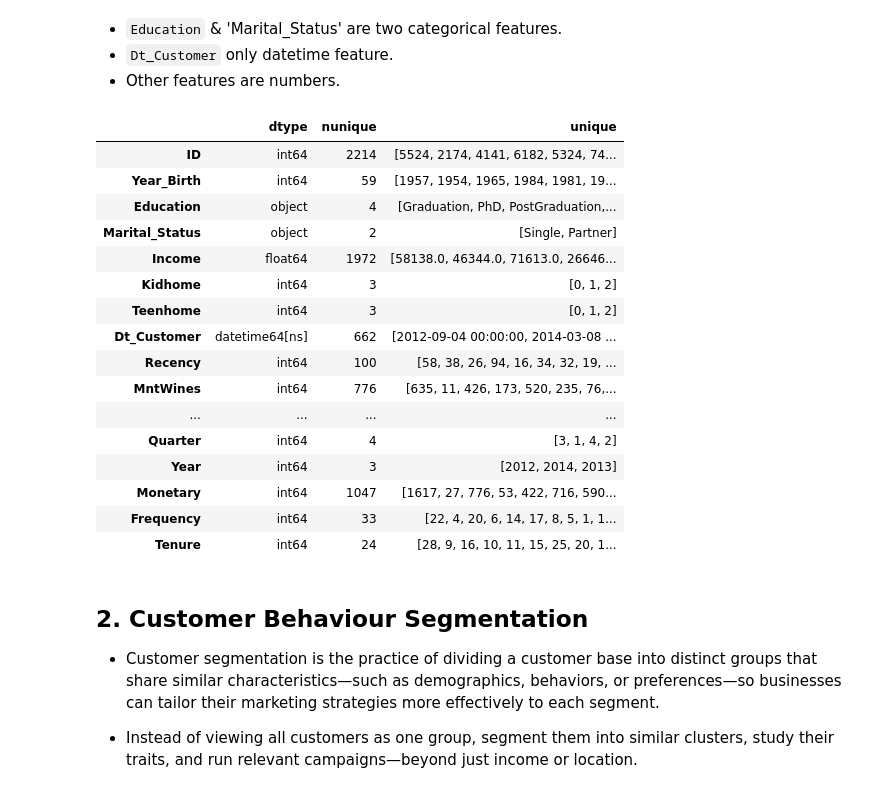
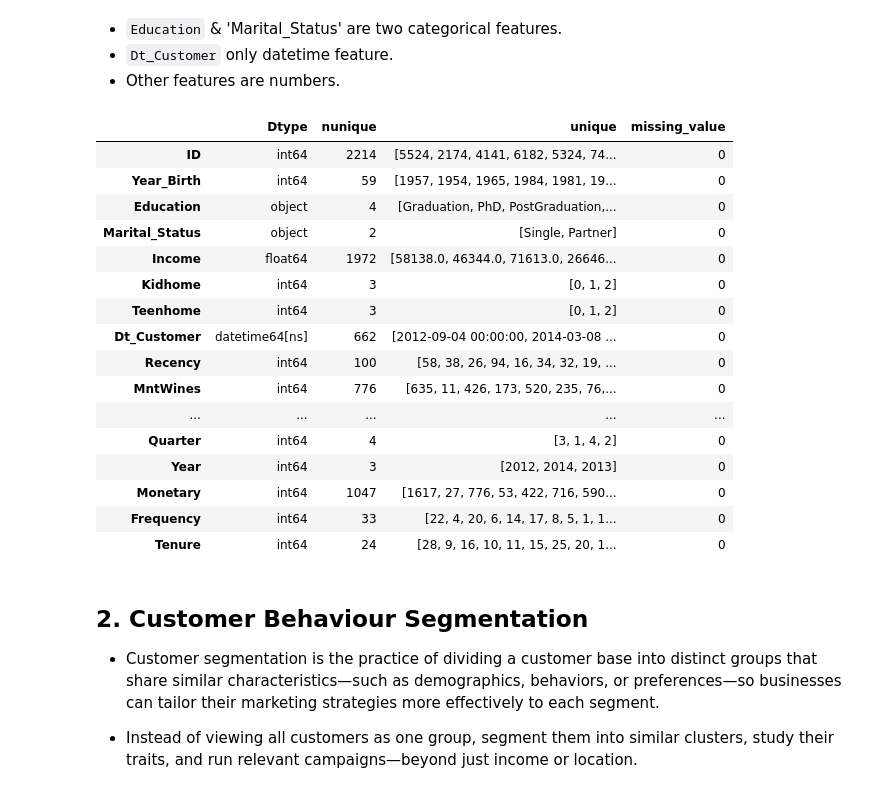
Before and after one commit to annugit1655/Customer-Behaviour-Analysis-with-CLTV, a Jupyter notebook: notebooks/02-RFM-Segmentation.ipynb, the cells around one changed output. Drawn from its saved outputs; the diff is of its cells as text; code cells hidden in the pictures.

```diff
--- a/notebooks/02-RFM-Segmentation.ipynb
+++ b/notebooks/02-RFM-Segmentation.ipynb
@@ -42,15 +44,4 @@ To make these segments more actionable and interpretable, we will translate the
 from sklearn.model_selection import train_test_split
-# %%
-# display setting
-pd.set_option("display.max_columns", None)
-pd.set_option("display.max_rows", None)
-
-import warnings
-warnings.simplefilter("ignore", category=FutureWarning)
-
-# Display markdown formatted output like bold, italic bold etc.'''
-def display_md(string):
-    display(Markdown(string))
 # %%
 # Define paths to read files
 parent_path = Path.cwd().parent
@@ -69,9 +62,9 @@ for file in data_path.rglob('*.csv'):
 5   processed_cltv_segmentation.csv
 6   processed_data.csv
 # %%
-display_md("**Loading Raw Dataset...**")
+display_md("**Loading processed Dataset...**")
 try:
-    processed_df = pd.read_csv(data_path.joinpath("processed_data.csv"))
+    processed_df = load_data(data_path.joinpath("processed_data.csv"))
 
     # standardize the column names
     processed_df.columns = processed_df.columns.str.strip().str.replace(" ", "_").str.replace(".", "_")
@@ -128,32 +122,26 @@ memory usage: 674.7+ KB
 - Other features are numbers.
 # %%
 ## Column Formatting & Consistency
-dtype_df = pd.DataFrame(
-    index=customer_data.columns, columns=['dtype', 'nunique', 'unique']
-)
-dtype_df['dtype'] = customer_data.dtypes
-dtype_df['nunique'] = customer_data.nunique()
-dtype_df['unique'] = [customer_data[col].unique() for col in dtype_df.index]
-
+dtype_df = datatype_df(customer_data)
 display(dtype_df)
 # %% [output]
-|  | dtype | nunique | unique |
-| ID | int64 | 2214 | [5524, 2174, 4141, 6182, 5324, 74... |
-| Year_Birth | int64 | 59 | [1957, 1954, 1965, 1984, 1981, 19... |
-| Education | object | 4 | [Graduation, PhD, PostGraduation,... |
-| Marital_Status | object | 2 | [Single, Partner] |
-| Income | float64 | 1972 | [58138.0, 46344.0, 71613.0, 26646... |
-| Kidhome | int64 | 3 | [0, 1, 2] |
-| Teenhome | int64 | 3 | [0, 1, 2] |
-| Dt_Customer | datetime64[ns] | 662 | [2012-09-04 00:00:00, 2014-03-08 ... |
-| Recency | int64 | 100 | [58, 38, 26, 94, 16, 34, 32, 19, ... |
-| MntWines | int64 | 776 | [635, 11, 426, 173, 520, 235, 76,... |
-| ... | ... | ... | ... |
-| Quarter | int64 | 4 | [3, 1, 4, 2] |
-| Year | int64 | 3 | [2012, 2014, 2013] |
-| Monetary | int64 | 1047 | [1617, 27, 776, 53, 422, 716, 590... |
-| Frequency | int64 | 33 | [22, 4, 20, 6, 14, 17, 8, 5, 1, 1... |
-| Tenure | int64 | 24 | [28, 9, 16, 10, 11, 15, 25, 20, 1... |
+|  | Dtype | nunique | unique | missing_value |
+| ID | int64 | 2214 | [5524, 2174, 4141, 6182, 5324, 74... | 0 |
+| Year_Birth | int64 | 59 | [1957, 1954, 1965, 1984, 1981, 19... | 0 |
+| Education | object | 4 | [Graduation, PhD, PostGraduation,... | 0 |
+| Marital_Status | object | 2 | [Single, Partner] | 0 |
+| Income | float64 | 1972 | [58138.0, 46344.0, 71613.0, 26646... | 0 |
+| Kidhome | int64 | 3 | [0, 1, 2] | 0 |
+| Teenhome | int64 | 3 | [0, 1, 2] | 0 |
+| Dt_Customer | datetime64[ns] | 662 | [2012-09-04 00:00:00, 2014-03-08 ... | 0 |
+| Recency | int64 | 100 | [58, 38, 26, 94, 16, 34, 32, 19, ... | 0 |
+| MntWines | int64 | 776 | [635, 11, 426, 173, 520, 235, 76,... | 0 |
+| ... | ... | ... | ... | ... |
+| Quarter | int64 | 4 | [3, 1, 4, 2] | 0 |
+| Year | int64 | 3 | [2012, 2014, 2013] | 0 |
+| Monetary | int64 | 1047 | [1617, 27, 776, 53, 422, 716, 590... | 0 |
+| Frequency | int64 | 33 | [22, 4, 20, 6, 14, 17, 8, 5, 1, 1... | 0 |
+| Tenure | int64 | 24 | [28, 9, 16, 10, 11, 15, 25, 20, 1... | 0 |
 # %% [markdown]
 ## **2. Customer Behaviour Segmentation**
 
```
Also changed, not shown: parts of 33 cells of this notebook, 4 other files.
